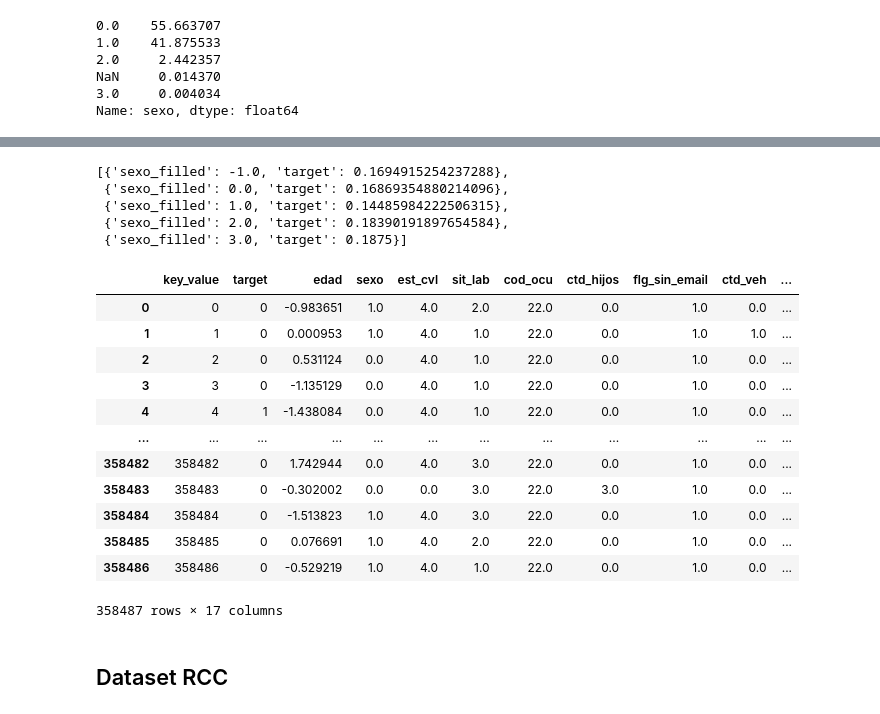
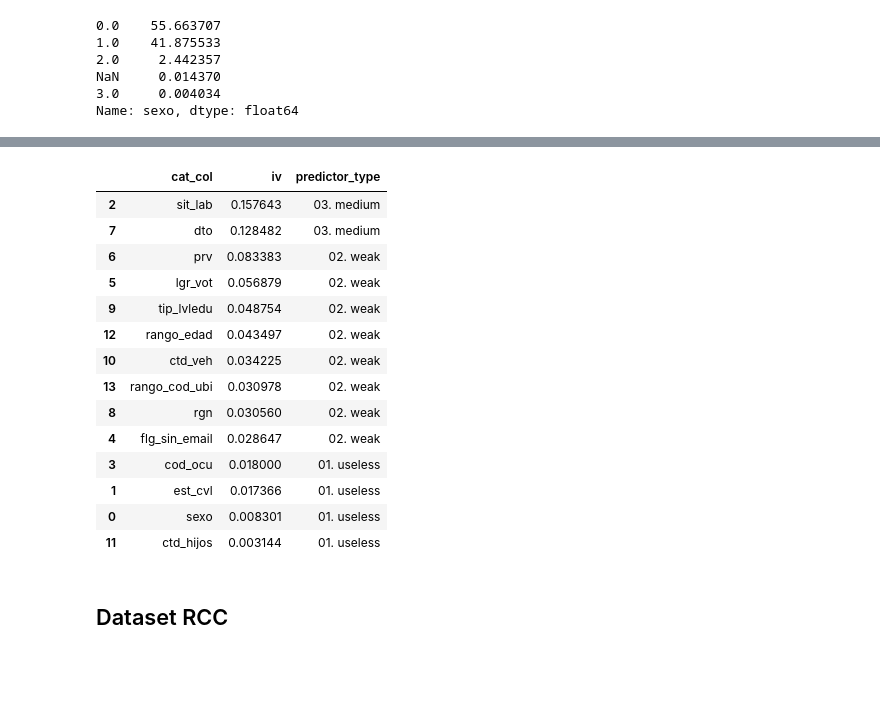
Before and after one commit to mlaricobar/solution-datathon-interbank-2020, a Jupyter notebook: plus-one-solution/[02] EDA - Datasets - v2.ipynb, the cells around one changed output, grey strips where cells are left out. Saved outputs shown, nothing was run; the diff lists cells and outputs as text; code cells hidden in the pictures; blank space fills up the shorter version.

```diff
--- a/plus-one-solution/[02] EDA - Datasets - v2.ipynb
+++ b/plus-one-solution/[02] EDA - Datasets - v2.ipynb
@@ -305,24 +307,0 @@ df_agg_feat_tmp
-# %%
-{d["sexo_filled"]: d["target"] for d in .to_dict(orient="records")}
-# %% [output]
-[{'sexo_filled': -1.0, 'target': 0.1694915254237288},
- {'sexo_filled': 0.0, 'target': 0.16869354880214096},
- {'sexo_filled': 1.0, 'target': 0.14485984222506315},
- {'sexo_filled': 2.0, 'target': 0.18390191897654584},
- {'sexo_filled': 3.0, 'target': 0.1875}]
-# %%
-df_se_train_4_tree
-# %% [output]
-|  | key_value | target | edad | sexo | est_cvl | sit_lab | cod_ocu | ctd_hijos | flg_sin_email | ctd_veh | ... |
-| 0 | 0 | 0 | -0.983651 | 1.0 | 4.0 | 2.0 | 22.0 | 0.0 | 1.0 | 0.0 | ... |
-| 1 | 1 | 0 | 0.000953 | 1.0 | 4.0 | 1.0 | 22.0 | 0.0 | 1.0 | 1.0 | ... |
-| 2 | 2 | 0 | 0.531124 | 0.0 | 4.0 | 1.0 | 22.0 | 0.0 | 1.0 | 0.0 | ... |
-| 3 | 3 | 0 | -1.135129 | 0.0 | 4.0 | 1.0 | 22.0 | 0.0 | 1.0 | 0.0 | ... |
-| 4 | 4 | 1 | -1.438084 | 0.0 | 4.0 | 1.0 | 22.0 | 0.0 | 1.0 | 0.0 | ... |
-| ... | ... | ... | ... | ... | ... | ... | ... | ... | ... | ... | ... |
-| 358482 | 358482 | 0 | 1.742944 | 0.0 | 4.0 | 3.0 | 22.0 | 0.0 | 1.0 | 0.0 | ... |
-| 358483 | 358483 | 0 | -0.302002 | 0.0 | 0.0 | 3.0 | 22.0 | 3.0 | 1.0 | 0.0 | ... |
-| 358484 | 358484 | 0 | -1.513823 | 1.0 | 4.0 | 3.0 | 22.0 | 0.0 | 1.0 | 0.0 | ... |
-| 358485 | 358485 | 0 | 0.076691 | 1.0 | 4.0 | 2.0 | 22.0 | 0.0 | 1.0 | 0.0 | ... |
-| 358486 | 358486 | 0 | -0.529219 | 1.0 | 4.0 | 1.0 | 22.0 | 0.0 | 1.0 | 0.0 | ... |
-358487 rows × 17 columns
@@ -329,3 +313,42 @@ df_se_train_4_tree
+# %%
+def get_iv(df, cat_col):
+  df_woe_tmp = pd.pivot_table(df, values="key_value", index="target", columns=cat_col, dropna=False, aggfunc="count")#.reset_index(drop=False)
+  val_cols = df_woe_tmp.columns
+  df_woe_tmp["total"] = df_woe_tmp[df_woe_tmp.columns].sum(axis=1)
+  for c in val_cols:
+    df_woe_tmp[c] = (df_woe_tmp[c]/df_woe_tmp["total"])
+  del df_woe_tmp["total"]
+  df_woe_tmp = df_woe_tmp.T
+  df_woe_tmp["woe"] = df_woe_tmp.apply(lambda row: math.log(row[0] / row[1]), axis=1)
+  df_woe_tmp["diff"] = df_woe_tmp.apply(lambda row: row[0] - row[1], axis=1)
+  df_woe_tmp["woe_diff"] = df_woe_tmp.apply(lambda row: row["woe"] * row["diff"], axis=1)
+  iv = df_woe_tmp["woe_diff"].sum()
+  return iv
+# %%
+l = []
+for cat_col in cat_feat:
+  l.append({"cat_col": cat_col, "iv": get_iv(df_se_train_4_tree, cat_col)})
+# %%
+df_predictor = pd.DataFrame(l)
+df_predictor["predictor_type"] = df_predictor["iv"].apply(lambda i: "01. useless" if i < 0.02 else "02. weak" if i < 0.1 else "03. medium" if i < 0.3 else "04. strong" if i < 0.5 else "05. too good")
+# %%
+df_predictor.sort_values(by=["predictor_type", "iv"], ascending=[False, False])
+# %% [output]
+|  | cat_col | iv | predictor_type |
+| 2 | sit_lab | 0.157643 | 03. medium |
+| 7 | dto | 0.128482 | 03. medium |
+| 6 | prv | 0.083383 | 02. weak |
+| 5 | lgr_vot | 0.056879 | 02. weak |
+| 9 | tip_lvledu | 0.048754 | 02. weak |
+| 12 | rango_edad | 0.043497 | 02. weak |
+| 10 | ctd_veh | 0.034225 | 02. weak |
+| 13 | rango_cod_ubi | 0.030978 | 02. weak |
+| 8 | rgn | 0.030560 | 02. weak |
+| 4 | flg_sin_email | 0.028647 | 02. weak |
+| 3 | cod_ocu | 0.018000 | 01. useless |
+| 1 | est_cvl | 0.017366 | 01. useless |
+| 0 | sexo | 0.008301 | 01. useless |
+| 11 | ctd_hijos | 0.003144 | 01. useless |
 # %% [markdown]
 ## Dataset RCC
 # %%
```
Also changed, not shown: parts of 34 cells of this notebook.
